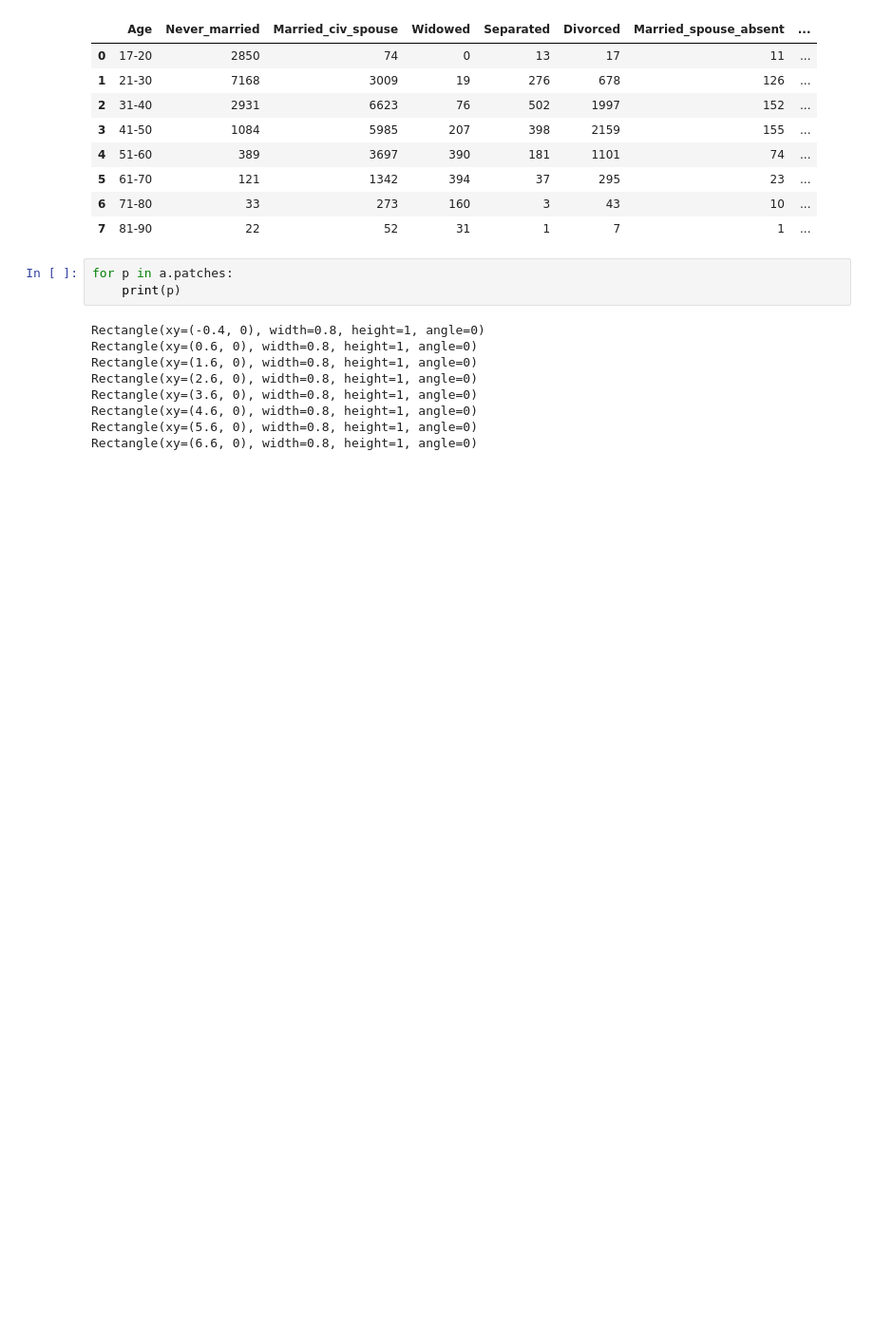
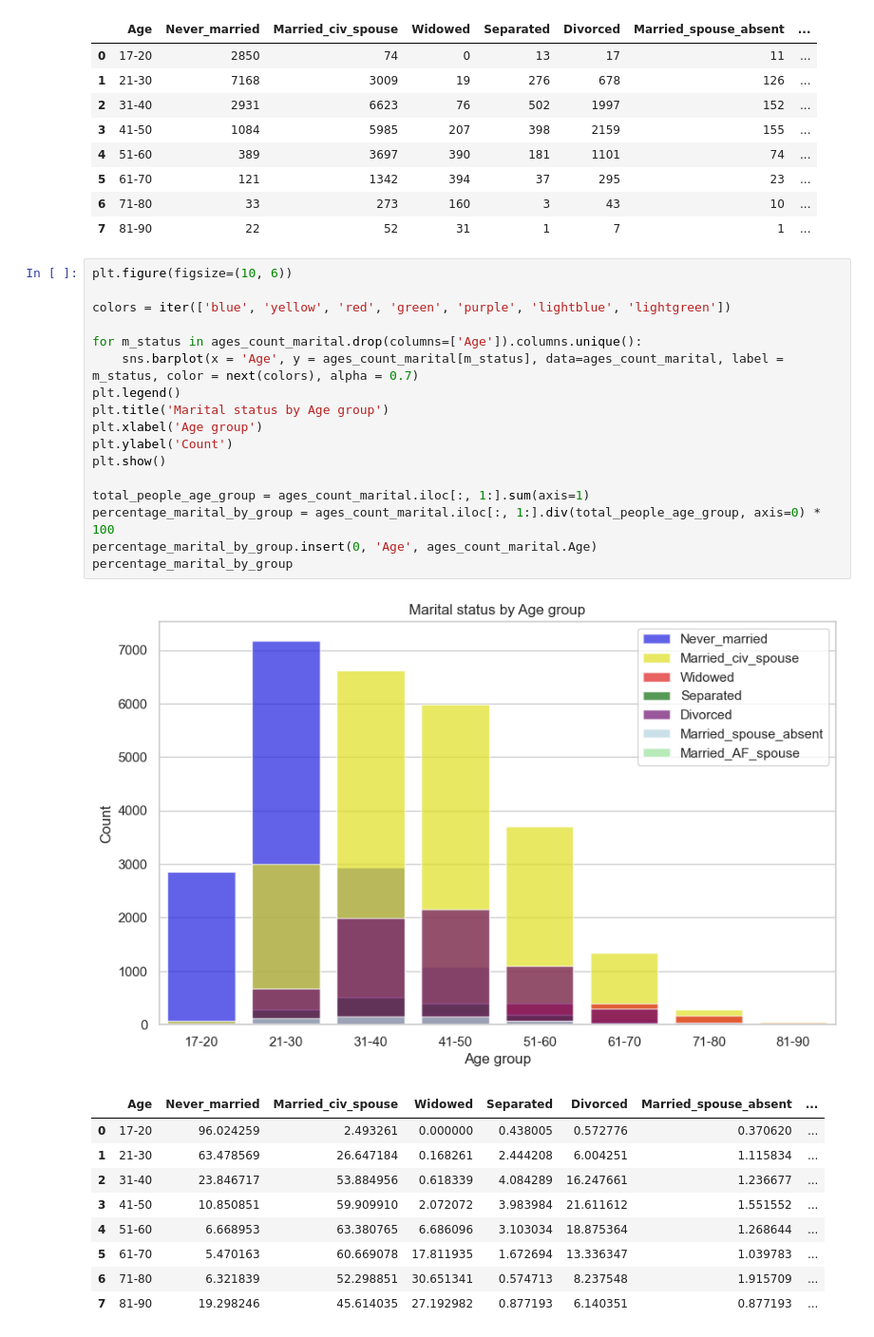
Before and after one commit to Kiril-Lazarov/Artificial-Intelligence, a Jupyter notebook: My Projects/Adult-Income Dataset.ipynb, the cells around one changed output. Shown at 95% size. Drawn from its saved outputs; the diff is of its cells as text; blank space fills up the shorter version.

Commit message:
Added Age - Marital status analysis

```diff
--- a/My Projects/Adult-Income Dataset.ipynb
+++ b/My Projects/Adult-Income Dataset.ipynb
@@ -579,15 +581,31 @@ ages_count_marital
 | 5 | 61-70 | 121 | 1342 | 394 | 37 | 295 | 23 | ... |
 | 6 | 71-80 | 33 | 273 | 160 | 3 | 43 | 10 | ... |
 | 7 | 81-90 | 22 | 52 | 31 | 1 | 7 | 1 | ... |
-# %%
-for p in a.patches:
-    print(p)
-# %% [output]
-Rectangle(xy=(-0.4, 0), width=0.8, height=1, angle=0)
-Rectangle(xy=(0.6, 0), width=0.8, height=1, angle=0)
-Rectangle(xy=(1.6, 0), width=0.8, height=1, angle=0)
-Rectangle(xy=(2.6, 0), width=0.8, height=1, angle=0)
-Rectangle(xy=(3.6, 0), width=0.8, height=1, angle=0)
-Rectangle(xy=(4.6, 0), width=0.8, height=1, angle=0)
-Rectangle(xy=(5.6, 0), width=0.8, height=1, angle=0)
-Rectangle(xy=(6.6, 0), width=0.8, height=1, angle=0)
+# %%
+plt.figure(figsize=(10, 6))
+
+colors = iter(['blue', 'yellow', 'red', 'green', 'purple', 'lightblue', 'lightgreen'])
+
+for m_status in ages_count_marital.drop(columns=['Age']).columns.unique():
+    sns.barplot(x = 'Age', y = ages_count_marital[m_status], data=ages_count_marital, label = m_status, color = next(colors), alpha = 0.7)
+plt.legend()
+plt.title('Marital status by Age group')
+plt.xlabel('Age group')
+plt.ylabel('Count')
+plt.show()
+
+total_people_age_group = ages_count_marital.iloc[:, 1:].sum(axis=1)
+percentage_marital_by_group = ages_count_marital.iloc[:, 1:].div(total_people_age_group, axis=0) * 100
+percentage_marital_by_group.insert(0, 'Age', ages_count_marital.Age)
+percentage_marital_by_group
+# %% [output]
+[figure, added]
+|  | Age | Never_married | Married_civ_spouse | Widowed | Separated | Divorced | Married_spouse_absent | ... |
+| 0 | 17-20 | 96.024259 | 2.493261 | 0.000000 | 0.438005 | 0.572776 | 0.370620 | ... |
+| 1 | 21-30 | 63.478569 | 26.647184 | 0.168261 | 2.444208 | 6.004251 | 1.115834 | ... |
+| 2 | 31-40 | 23.846717 | 53.884956 | 0.618339 | 4.084289 | 16.247661 | 1.236677 | ... |
+| 3 | 41-50 | 10.850851 | 59.909910 | 2.072072 | 3.983984 | 21.611612 | 1.551552 | ... |
+| 4 | 51-60 | 6.668953 | 63.380765 | 6.686096 | 3.103034 | 18.875364 | 1.268644 | ... |
+| 5 | 61-70 | 5.470163 | 60.669078 | 17.811935 | 1.672694 | 13.336347 | 1.039783 | ... |
+| 6 | 71-80 | 6.321839 | 52.298851 | 30.651341 | 0.574713 | 8.237548 | 1.915709 | ... |
+| 7 | 81-90 | 19.298246 | 45.614035 | 27.192982 | 0.877193 | 6.140351 | 0.877193 | ... |
```
Also changed, not shown: parts of 7 cells of this notebook.
